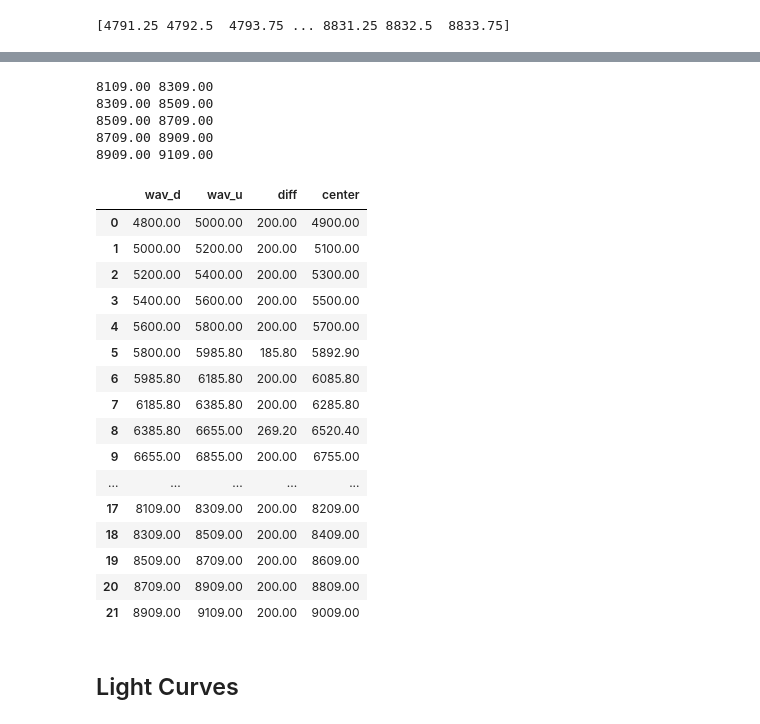
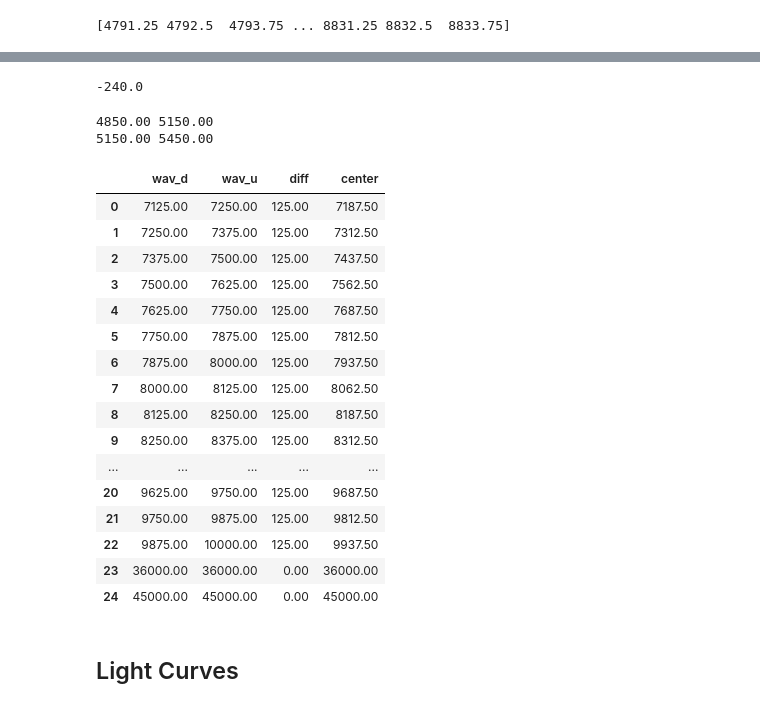
Before and after one commit to icweaver/ACCESS_notebook, a Jupyter notebook: notebook.ipynb, the cells around one changed output, grey strips where cells are left out. Drawn from its saved outputs; the diff is of its cells as text; code cells hidden in the pictures.

```diff
--- a/notebook.ipynb
+++ b/notebook.ipynb
@@ -1117,48 +1148,51 @@ p, wav, flux = utils._plot_spec_file(ax, data=spec['HATP26'], wavs=wavs)
+# %%
+(11040.00 - 11280.00)
+# %% [output]
+-240.0
 # %%
-dw = 200
-for w in np.arange(8109, 9069+40, dw):
+dw = 300
+for w in np.arange(4850, 5450, dw):
     print(f'{w:.2f}', f'{w+dw:.2f}')
 # %% [output]
-8109.00 8309.00
-8309.00 8509.00
-8509.00 8709.00
-8709.00 8909.00
-8909.00 9109.00
+4850.00 5150.00
+5150.00 5450.00
 # %%
 pd.options.display.float_format = '{:.2f}'.format
-wbins = pd.read_table('hp26_bins.dat', names=['wav_d', 'wav_u'], skiprows=1, sep='\s+', comment='#')
+fpath = "./Projects/HATP26b/lit/bins_stevenson.txt"
+wbins = pd.read_table(fpath, sep='\s+', comment='#')[["wav_d", "wav_u"]]
+wbins *= 1e4
 
 offs = 0
 wbins['wav_d'] -= offs
 wbins['wav_u'] -= offs
 
 wbins['diff'] = wbins['wav_u'] - wbins['wav_d']
 wbins['center'] = (wbins['wav_u'] + wbins['wav_d']) / 2
 wbins.rename(
     columns={
         "wav_d": "Wav start",
         "wav_u": "Wav end",
         "diff": "Wav diff",
         "center": "Wav cen",
     },
 #).to_csv('projects/HATP23b/data/wavbins/species.csv', index=False)
 )#.to_clipboard(index=False)
 wbins
 # %% [output]
 |  | wav_d | wav_u | diff | center |
-| 0 | 4800.00 | 5000.00 | 200.00 | 4900.00 |
-| 1 | 5000.00 | 5200.00 | 200.00 | 5100.00 |
-| 2 | 5200.00 | 5400.00 | 200.00 | 5300.00 |
-| 3 | 5400.00 | 5600.00 | 200.00 | 5500.00 |
-| 4 | 5600.00 | 5800.00 | 200.00 | 5700.00 |
-| 5 | 5800.00 | 5985.80 | 185.80 | 5892.90 |
-| 6 | 5985.80 | 6185.80 | 200.00 | 6085.80 |
-| 7 | 6185.80 | 6385.80 | 200.00 | 6285.80 |
-| 8 | 6385.80 | 6655.00 | 269.20 | 6520.40 |
-| 9 | 6655.00 | 6855.00 | 200.00 | 6755.00 |
+| 0 | 7125.00 | 7250.00 | 125.00 | 7187.50 |
+| 1 | 7250.00 | 7375.00 | 125.00 | 7312.50 |
+| 2 | 7375.00 | 7500.00 | 125.00 | 7437.50 |
+| 3 | 7500.00 | 7625.00 | 125.00 | 7562.50 |
+| 4 | 7625.00 | 7750.00 | 125.00 | 7687.50 |
+| 5 | 7750.00 | 7875.00 | 125.00 | 7812.50 |
+| 6 | 7875.00 | 8000.00 | 125.00 | 7937.50 |
+| 7 | 8000.00 | 8125.00 | 125.00 | 8062.50 |
+| 8 | 8125.00 | 8250.00 | 125.00 | 8187.50 |
+| 9 | 8250.00 | 8375.00 | 125.00 | 8312.50 |
 | ... | ... | ... | ... | ... |
-| 17 | 8109.00 | 8309.00 | 200.00 | 8209.00 |
-| 18 | 8309.00 | 8509.00 | 200.00 | 8409.00 |
-| 19 | 8509.00 | 8709.00 | 200.00 | 8609.00 |
-| 20 | 8709.00 | 8909.00 | 200.00 | 8809.00 |
-| 21 | 8909.00 | 9109.00 | 200.00 | 9009.00 |
+| 20 | 9625.00 | 9750.00 | 125.00 | 9687.50 |
+| 21 | 9750.00 | 9875.00 | 125.00 | 9812.50 |
+| 22 | 9875.00 | 10000.00 | 125.00 | 9937.50 |
+| 23 | 36000.00 | 36000.00 | 0.00 | 36000.00 |
+| 24 | 45000.00 | 45000.00 | 0.00 | 45000.00 |
```
Also changed, not shown: parts of 12 cells of this notebook.
